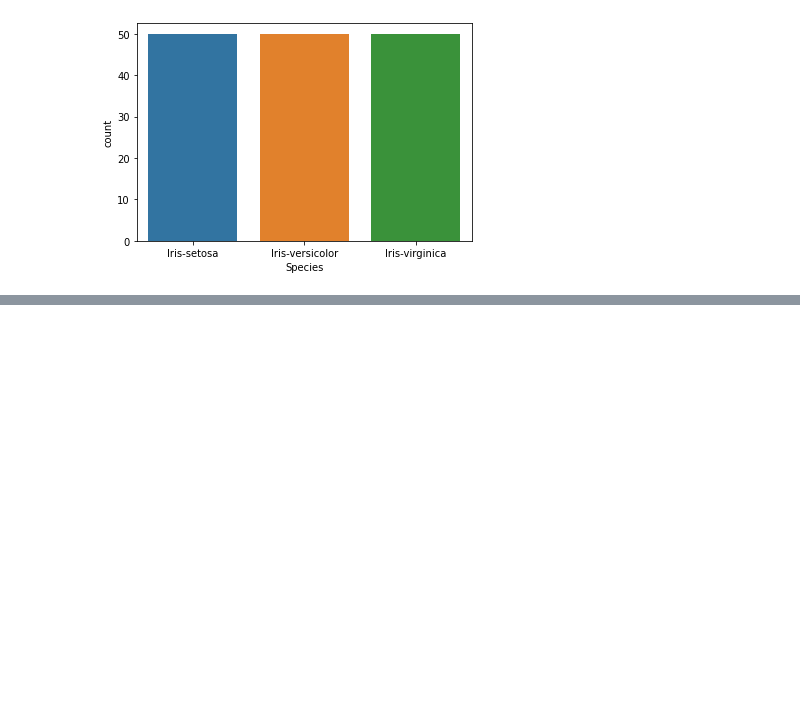
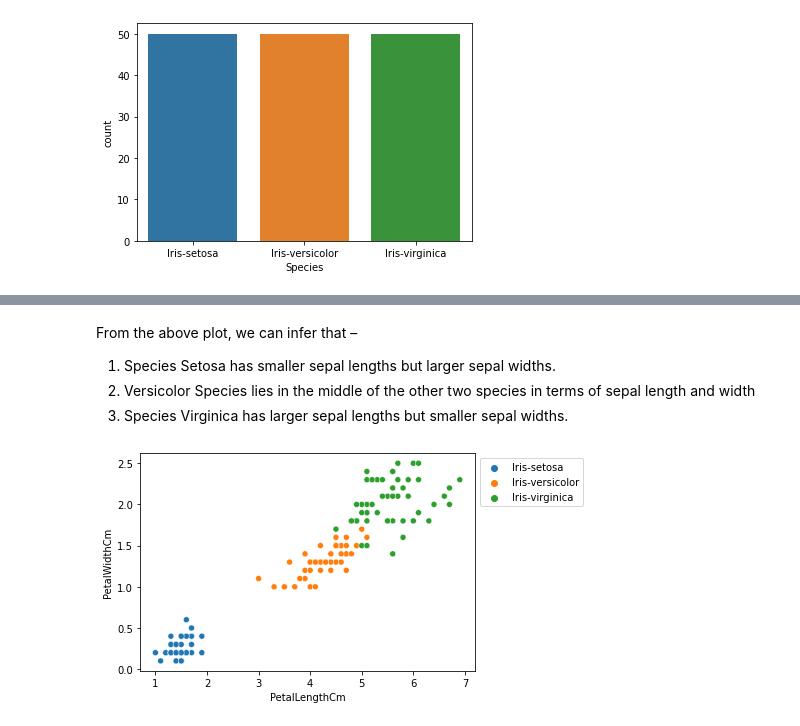
Before and after one commit to Pgupta1996/Spark_FOundation_Task_2, a Jupyter notebook: Spark_foundation_Task_2.ipynb, the cells around one changed output, grey strips where cells are left out. Saved outputs shown, nothing was run; the diff lists cells and outputs as text; code cells hidden in the pictures; blank space fills up the shorter version.

```diff
--- a/Spark_foundation_Task_2.ipynb
+++ b/Spark_foundation_Task_2.ipynb
@@ -116,0 +127,17 @@ plt.show()
+# %% [markdown]
+From the above plot, we can infer that –
+
+1. Species Setosa has smaller sepal lengths but larger sepal
+widths.
+2. Versicolor Species lies in the middle of the other two species in terms of sepal length and width
+3. Species Virginica has larger sepal lengths but smaller sepal widths.
+# %%
+sns.scatterplot(x='PetalLengthCm', y='PetalWidthCm',
+                hue='Species', data=dataset, )
+
+# Placing Legend outside the Figure
+plt.legend(bbox_to_anchor=(1, 1), loc=2)
+
+plt.show()
+# %% [output]
+[figure, added]
```
Also changed, not shown: parts of 9 cells of this notebook.
